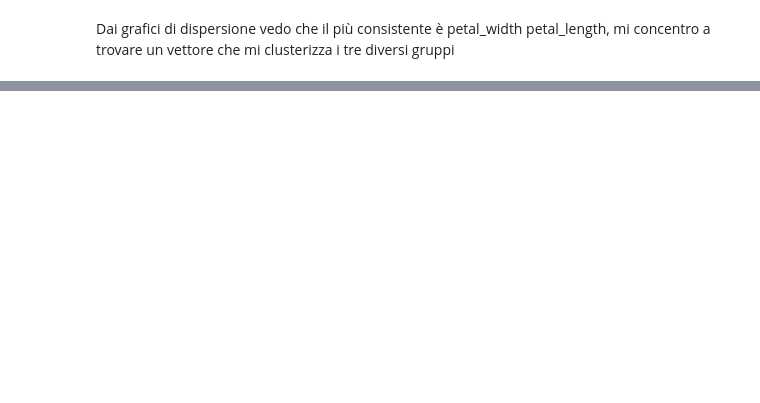
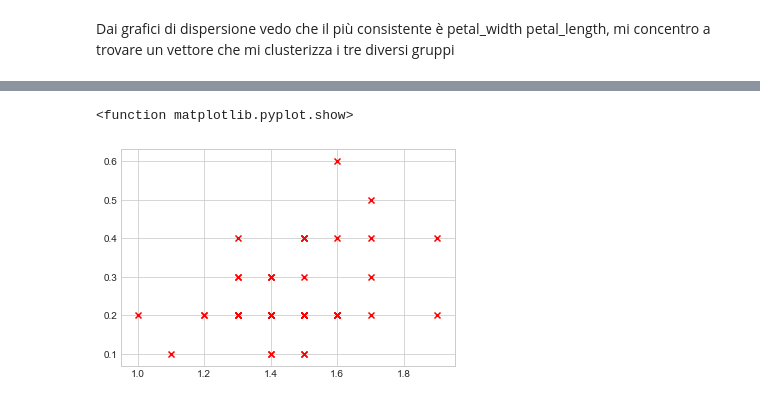
Before and after one commit to sakara11/SVC, a Jupyter notebook: SVC.ipynb, the cells around one changed output, grey strips where cells are left out. Saved outputs shown, nothing was run; the diff lists cells and outputs as text; code cells hidden in the pictures; blank space fills up the shorter version.

```diff
--- a/SVC.ipynb
+++ b/SVC.ipynb
@@ -91,0 +89,19 @@ pyplot.show()
+# %%
+#ottimizzazione beta
+C=1
+lower_bound=0.
+upper_bound=C
+
+from gurobipy import *
+m= Model('Ottimizzazione')
+beta=m.addVars(50, lb=lower_bound, ub=upper_bound, vtype=GRB.CONTINUOUS, name='beta')
+m.addConstr(beta.sum()==1)
+expr=0
+for i in range(n):
+    expr+=beta[i]*km[i][i]
+for i in range(n):
+    for j in range(n):
+        expr-=beta[i]*beta[j]*km[i][j]
+m.setObjective(expr, GRB.MAXIMIZE)
+m.update()
+m.optimize()
@@ -91,0 +126,11 @@ pyplot.show()
+# %%
+bbk=np.zeros([n,n])
+for i in range(n):
+    for j in range(n):
+        bbk=beta[i].x * beta[j].x * k(xs[i],xs[j])
+
+r2 = lambda x : k(x,x) - 2*np.sum(np.fromiter((beta[j].x* k(xs[j],x) for j in range(n)), dtype=float)) + bbk
+# %%
+p=np.zeros(n)
+for i in range(n):
+    p[i]=r2(xs[i])
@@ -91,0 +148,13 @@ pyplot.show()
+# %%
+import matplotlib.pyplot as pyplot
+pyplot.style.use('seaborn-whitegrid')
+
+fig, ax = pyplot.subplots()
+#plot x=sl , y=sw
+for i in range(n):
+    ax.scatter(xs[i][2],xs[i][3],c='red',marker='x')
+
+pyplot.show
+# %% [output]
+<function matplotlib.pyplot.show>
+[figure, added]
```
Also changed, not shown: parts of 15 cells of this notebook.
